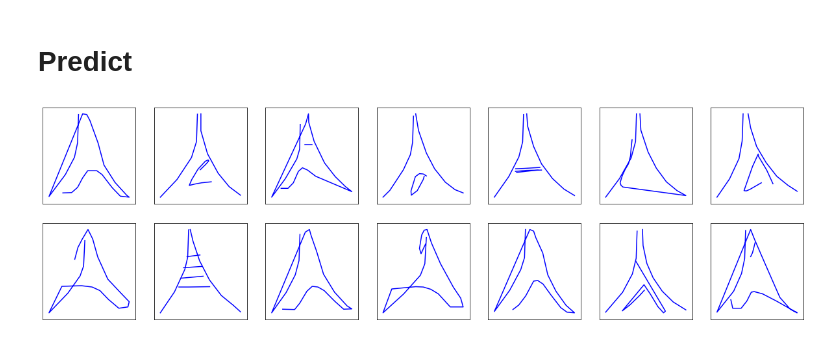
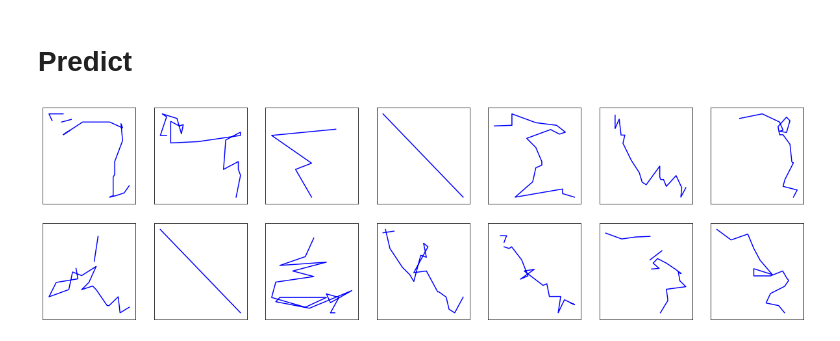
Before and after one commit to quentin-auge/draw, a Jupyter notebook: draw.ipynb, the cells around one changed output. Cells and saved outputs as stored; diff of their text form; code cells hidden in the pictures.

Commit message:
get rid of start_of_stroke for generation
* Prepend [0, 0, 1, 0, 0] to every drawing.
* Don't remove mean in standarization.

```diff
--- a/draw.ipynb
+++ b/draw.ipynb
@@ -88,7 +88,7 @@ transformed_drawings = [transform_strokes(drawing) for drawing in drawings]
 # %%
 ds = get_dataset(transformed_drawings)
 # %%
-train_idxs, val_idxs = get_train_val_idxs(len(ds), sample_ratio=0.01)
+train_idxs, val_idxs = get_train_val_idxs(len(ds), sample_ratio=0.0001)
 #train_idxs, val_idxs = [idxs, idxs]
 
 train_ds = Subset(ds, train_idxs)
@@ -102,0 +100,3 @@ val_means_stds = get_means_stds(val_ds)
+# %%
+train_stds = get_stds(train_ds)
+val_stds = get_stds(val_ds)
@@ -233,7 +244,7 @@ tensor([[ 0.0040, -0.1876,  1.0000,  0.0000,  0.0000],
 # %%
 batch_size = 64
 dim_hidden = 128
-n_gaussians = 20
+n_gaussians = 1
 
 model = Decoder(5, dim_hidden, n_gaussians)
 if torch.cuda.is_available():
@@ -251,5 +262,5 @@ Decoder(
 )
 # %%
-train(model, scheduler, criterion, train_ds, val_ds, train_means_stds, val_means_stds, batch_size,
+train(model, scheduler, criterion, train_ds, val_ds, train_stds, val_stds, batch_size,
       epochs=300, epochs_between_evals=10)
 # %% [output]
@@ -269,22 +299,17 @@ model.load_state_dict(torch.load(f'./models/{dataset_name}.pth', map_location=ma
 # %%
 temperature = 0.1
 
 fig, axarr = get_canvas(2, 7)
 
-start_of_stroke = extract_start_of_stroke(val_ds, n_points=1)
-
-if torch.cuda.is_available():
-    start_of_stroke = start_of_stroke.cuda()
-
 all_preds_strokes = []
 for i, ax in enumerate(axarr.flatten()):
-    pred_flat_strokes = generate(model, start_of_stroke, n_points=20, temperature=temperature)
-    pred_flat_strokes = unstandarize_flat_strokes(pred_flat_strokes, val_means_stds)
+    pred_flat_strokes = generate(model, n_points=20, temperature=temperature)
+    pred_flat_strokes = unstandarize_flat_strokes(pred_flat_strokes, val_stds)
     pred_strokes = inverse_transform_strokes(pred_flat_strokes)
     all_preds_strokes.append(pred_strokes)
     plot(pred_strokes, color='b', ax=ax)
 # %% [output]
-[figure, old version]
+[figure, new version]
 # %%
 %%capture
 pred_anim = get_animation(all_preds_strokes[0])
```
Also changed, not shown: parts of 20 cells of this notebook, 3 other files.
